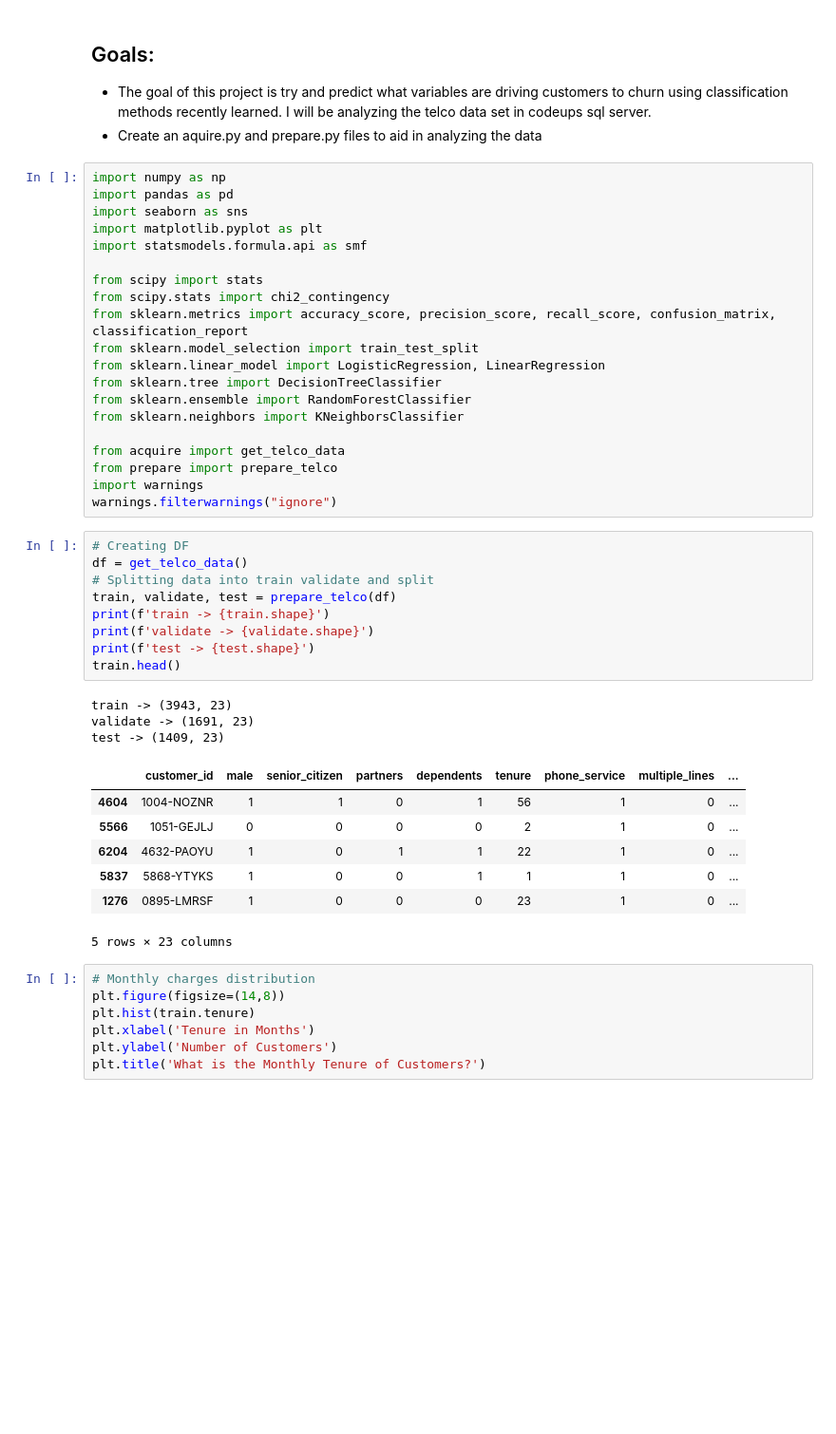
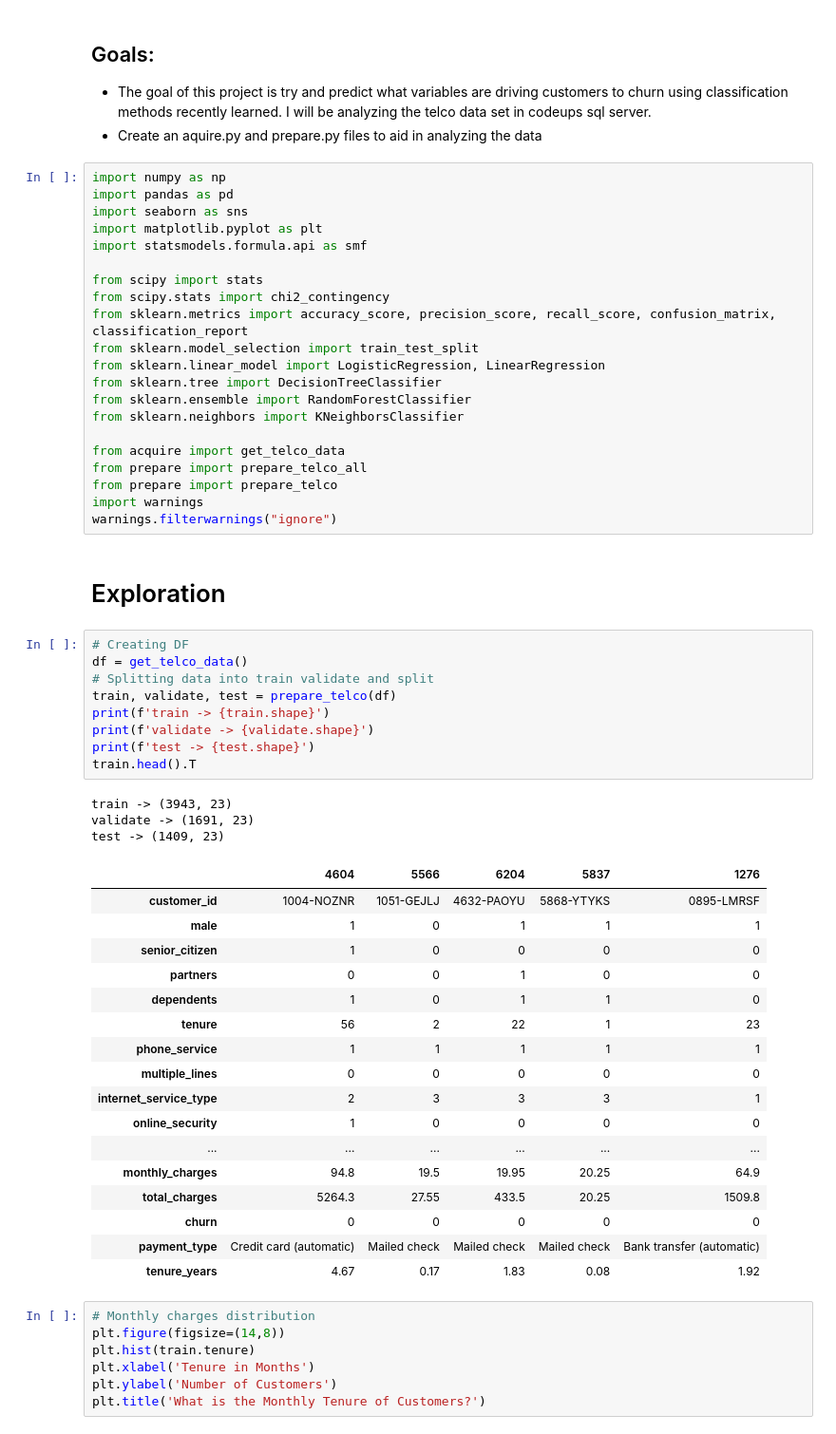
Before and after one commit to george887/telco_project, a Jupyter notebook: telco_exploration.ipynb, the cells around one changed output. Shown at 95% size. Cells and saved outputs as stored; diff of their text form; blank space fills up the shorter version.

Commit message:
Adding updates for (prepare, cleaning, exploring)

```diff
--- a/telco_exploration.ipynb
+++ b/telco_exploration.ipynb
@@ -26,29 +26,42 @@ from sklearn.ensemble import RandomForestClassifier
 from sklearn.neighbors import KNeighborsClassifier
 
 from acquire import get_telco_data
+from prepare import prepare_telco_all
 from prepare import prepare_telco
 import warnings
 warnings.filterwarnings("ignore")
+# %% [markdown]
+# Exploration
 # %%
 # Creating DF
 df = get_telco_data()
 # Splitting data into train validate and split
 train, validate, test = prepare_telco(df)
 print(f'train -> {train.shape}')
 print(f'validate -> {validate.shape}')
 print(f'test -> {test.shape}')
-train.head()
+train.head().T
 # %% [output]
 train -> (3943, 23)
 validate -> (1691, 23)
 test -> (1409, 23)
-|  | customer_id | male | senior_citizen | partners | dependents | tenure | phone_service | multiple_lines | ... |
-| 4604 | 1004-NOZNR | 1 | 1 | 0 | 1 | 56 | 1 | 0 | ... |
-| 5566 | 1051-GEJLJ | 0 | 0 | 0 | 0 | 2 | 1 | 0 | ... |
-| 6204 | 4632-PAOYU | 1 | 0 | 1 | 1 | 22 | 1 | 0 | ... |
-| 5837 | 5868-YTYKS | 1 | 0 | 0 | 1 | 1 | 1 | 0 | ... |
-| 1276 | 0895-LMRSF | 1 | 0 | 0 | 0 | 23 | 1 | 0 | ... |
+|  | 4604 | 5566 | 6204 | 5837 | 1276 |
+| customer_id | 1004-NOZNR | 1051-GEJLJ | 4632-PAOYU | 5868-YTYKS | 0895-LMRSF |
+| male | 1 | 0 | 1 | 1 | 1 |
+| senior_citizen | 1 | 0 | 0 | 0 | 0 |
+| partners | 0 | 0 | 1 | 0 | 0 |
+| dependents | 1 | 0 | 1 | 1 | 0 |
+| tenure | 56 | 2 | 22 | 1 | 23 |
+| phone_service | 1 | 1 | 1 | 1 | 1 |
+| multiple_lines | 0 | 0 | 0 | 0 | 0 |
+| internet_service_type | 2 | 3 | 3 | 3 | 1 |
+| online_security | 1 | 0 | 0 | 0 | 0 |
+| ... | ... | ... | ... | ... | ... |
+| monthly_charges | 94.8 | 19.5 | 19.95 | 20.25 | 64.9 |
+| total_charges | 5264.3 | 27.55 | 433.5 | 20.25 | 1509.8 |
+| churn | 0 | 0 | 0 | 0 | 0 |
+| payment_type | Credit card (automatic) | Mailed check | Mailed check | Mailed check | Bank transfer (automatic) |
+| tenure_years | 4.67 | 0.17 | 1.83 | 0.08 | 1.92 |
-5 rows × 23 columns
 # %%
 # Monthly charges distribution
 plt.figure(figsize=(14,8))
```
Also changed, not shown: parts of 22 cells of this notebook, 2 other files.
